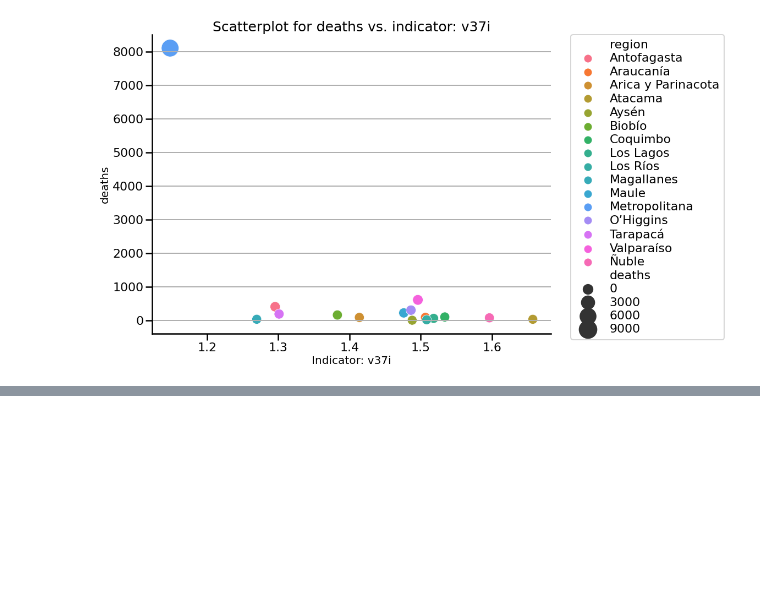
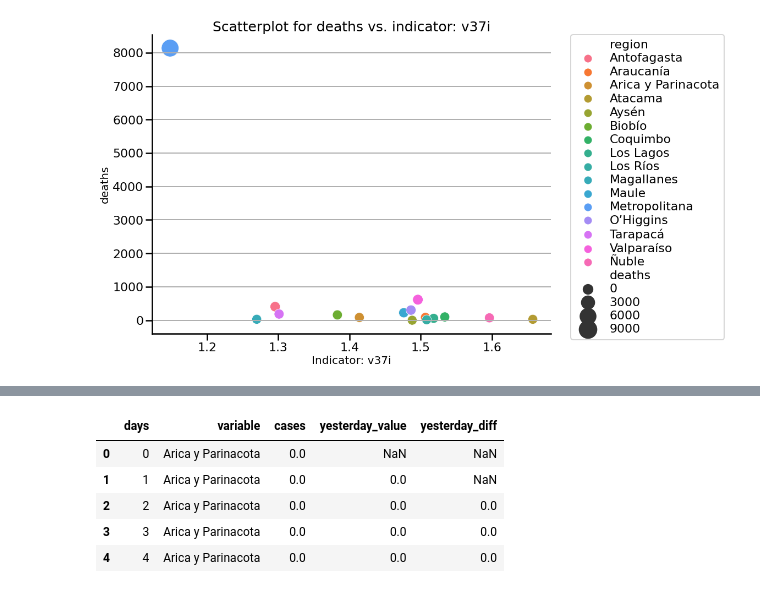
Before and after one commit to muellermax/Covid-Chile-Prediction, a Jupyter notebook: Covid Chile Prediction.ipynb, the cells around one changed output, grey strips where cells are left out. Cells and saved outputs as stored; diff of their text form; code cells hidden in the pictures; blank space fills up the shorter version.

```diff
--- a/Covid Chile Prediction.ipynb
+++ b/Covid Chile Prediction.ipynb
@@ -536,0 +566,29 @@ mobility_chile = mobility_chile.groupby(['sub_region_1', 'date'])[info_columns].
+# %%
+
+df = cases_regions.copy()
+title = 'cases'
+
+df.insert(0, 'days', range(len(df)))
+
+df = df.drop(['Region'], axis = 1)
+
+df_melt = pd.melt(
+    df, id_vars = ['days'],
+    value_vars = df.columns.drop(['days']),
+    value_name=title
+)
+
+df_melt = df_melt.loc[df_melt['variable'] != 'Total', :]
+
+df_melt['yesterday_value'] = df_melt.groupby('variable')[title].shift()
+
+df_melt['yesterday_diff'] = df_melt.groupby('variable')['yesterday_value'].diff()
+
+df_melt.head()
+# %% [output]
+|  | days | variable | cases | yesterday_value | yesterday_diff |
+| 0 | 0 | Arica y Parinacota | 0.0 | NaN | NaN |
+| 1 | 1 | Arica y Parinacota | 0.0 | 0.0 | NaN |
+| 2 | 2 | Arica y Parinacota | 0.0 | 0.0 | 0.0 |
+| 3 | 3 | Arica y Parinacota | 0.0 | 0.0 | 0.0 |
+| 4 | 4 | Arica y Parinacota | 0.0 | 0.0 | 0.0 |
```
Also changed, not shown: parts of 11 cells of this notebook.
